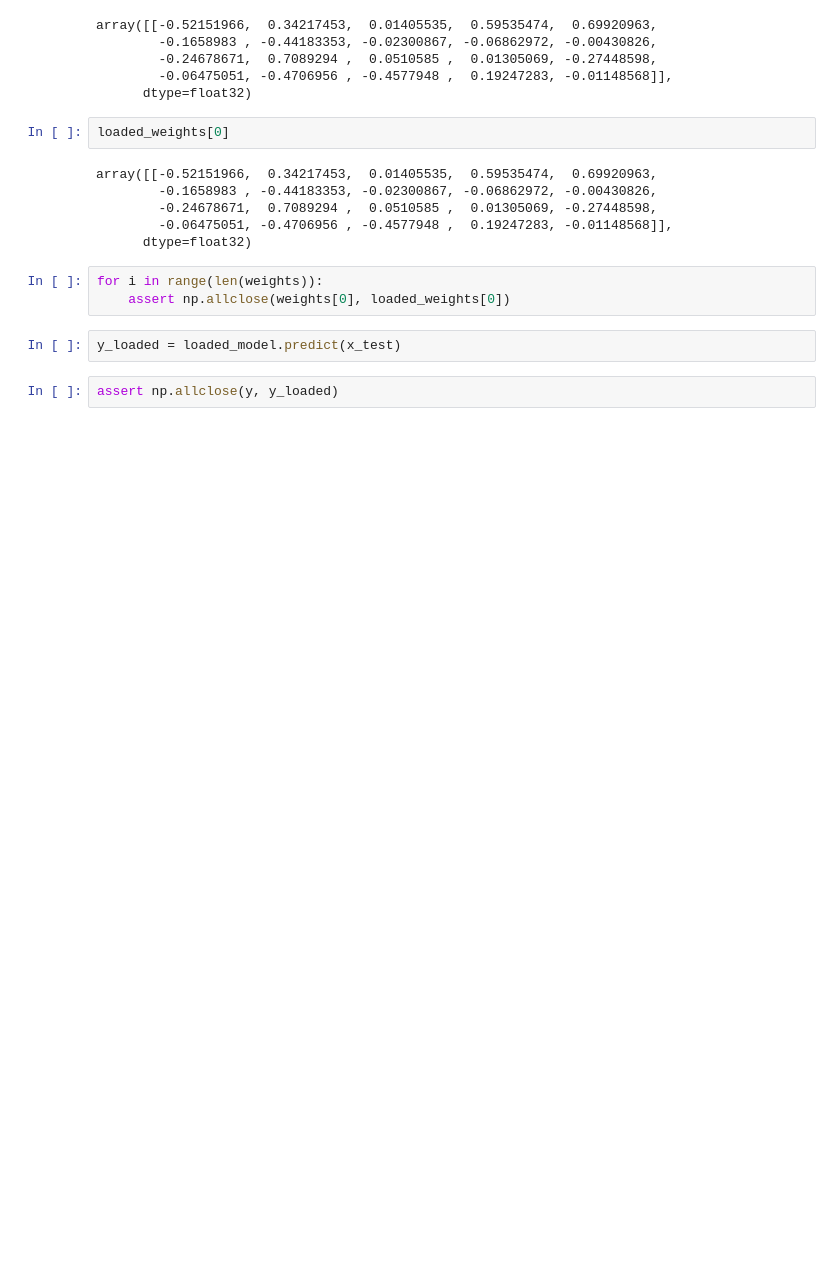
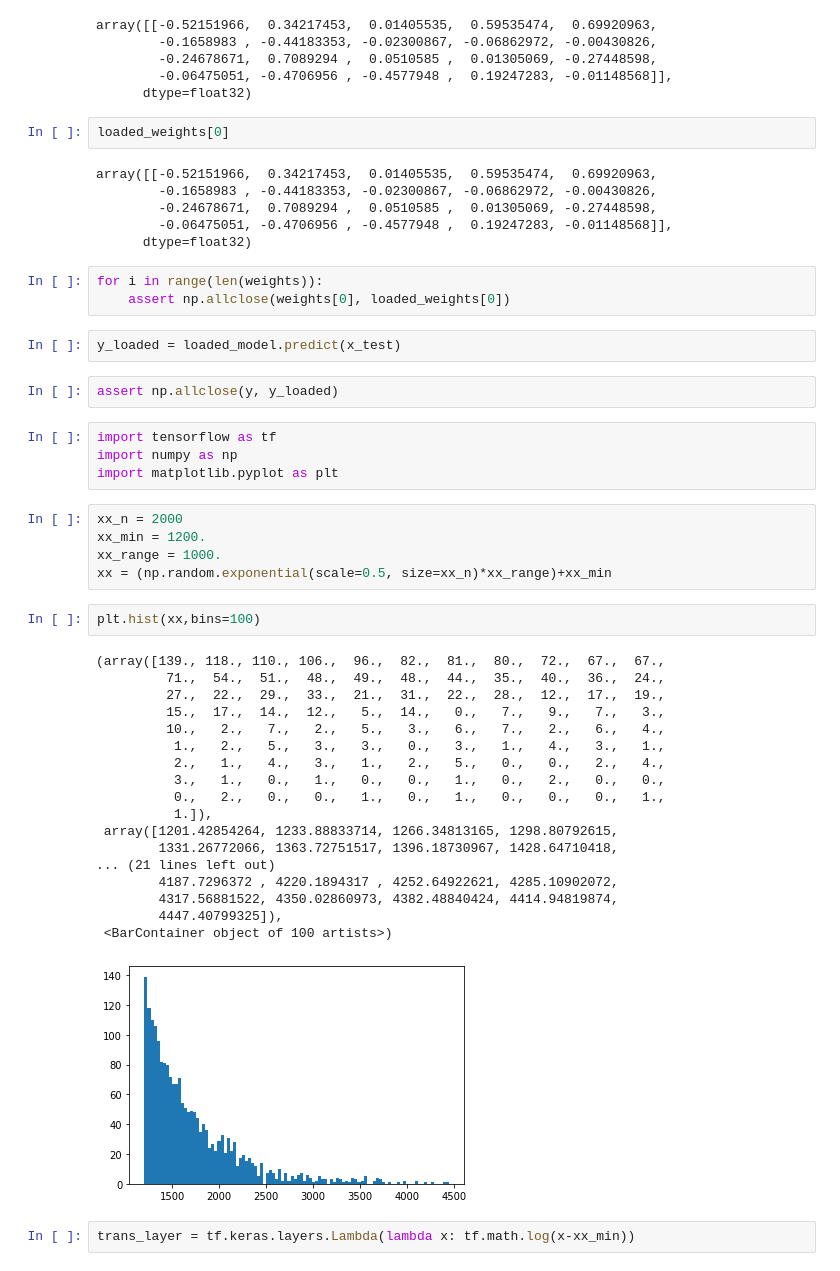
Before and after one commit to kingusiu/dadrah, a Jupyter notebook: playground/Untitled.ipynb, the cells around one changed output. Cells and saved outputs as stored; diff of their text form; blank space fills up the shorter version.

```diff
--- a/playground/Untitled.ipynb
+++ b/playground/Untitled.ipynb
@@ -155,3 +155,35 @@ for i in range(len(weights)):
 y_loaded = loaded_model.predict(x_test)
 # %%
 assert np.allclose(y, y_loaded)
+# %%
+import tensorflow as tf
+import numpy as np
+import matplotlib.pyplot as plt
+# %%
+xx_n = 2000
+xx_min = 1200.
+xx_range = 1000.
+xx = (np.random.exponential(scale=0.5, size=xx_n)*xx_range)+xx_min
+# %%
+plt.hist(xx,bins=100)
+# %% [output]
+(array([139., 118., 110., 106.,  96.,  82.,  81.,  80.,  72.,  67.,  67.,
+         71.,  54.,  51.,  48.,  49.,  48.,  44.,  35.,  40.,  36.,  24.,
+         27.,  22.,  29.,  33.,  21.,  31.,  22.,  28.,  12.,  17.,  19.,
+         15.,  17.,  14.,  12.,   5.,  14.,   0.,   7.,   9.,   7.,   3.,
+         10.,   2.,   7.,   2.,   5.,   3.,   6.,   7.,   2.,   6.,   4.,
+          1.,   2.,   5.,   3.,   3.,   0.,   3.,   1.,   4.,   3.,   1.,
+          2.,   1.,   4.,   3.,   1.,   2.,   5.,   0.,   0.,   2.,   4.,
+          3.,   1.,   0.,   1.,   0.,   0.,   1.,   0.,   2.,   0.,   0.,
+          0.,   2.,   0.,   0.,   1.,   0.,   1.,   0.,   0.,   0.,   1.,
+          1.]),
+ array([1201.42854264, 1233.88833714, 1266.34813165, 1298.80792615,
+        1331.26772066, 1363.72751517, 1396.18730967, 1428.64710418,
+... (21 lines left out)
+        4187.7296372 , 4220.1894317 , 4252.64922621, 4285.10902072,
+        4317.56881522, 4350.02860973, 4382.48840424, 4414.94819874,
+        4447.40799325]),
+ <BarContainer object of 100 artists>)
+[figure, added]
+# %%
+trans_layer = tf.keras.layers.Lambda(lambda x: tf.math.log(x-xx_min))
```
Also changed, not shown: parts of 3 cells of this notebook, 5 other files.
